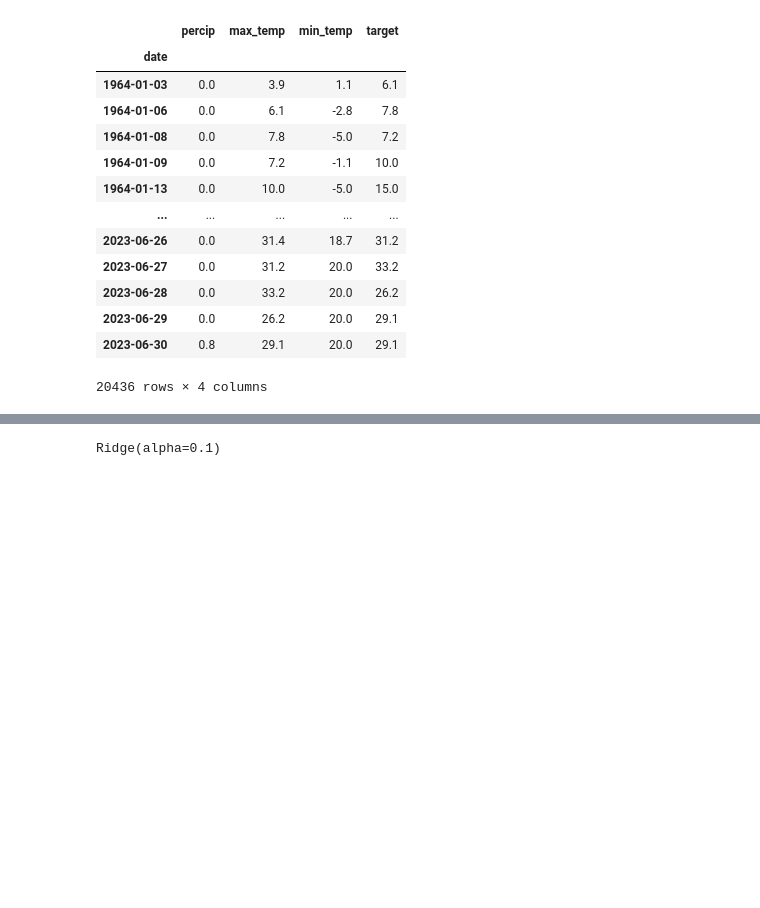
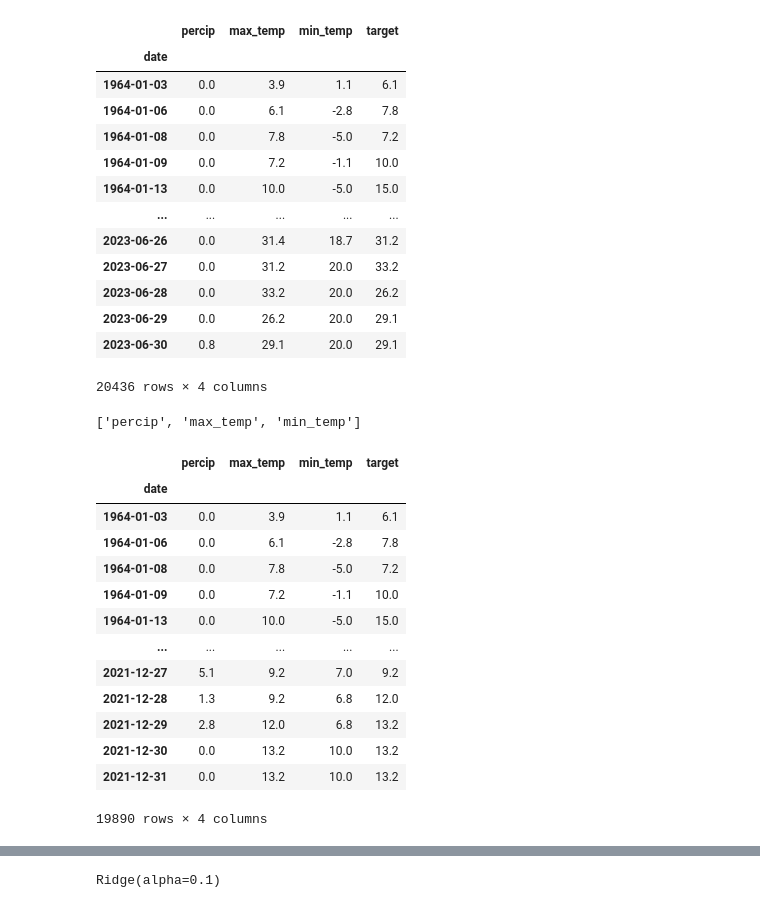
Before and after one commit to congiants/Temperature_Predictor, a Jupyter notebook: temprature_predictor.ipynb, the cells around one changed output, grey strips where cells are left out. Saved outputs shown, nothing was run; the diff lists cells and outputs as text; code cells hidden in the pictures; blank space fills up the shorter version.

```diff
--- a/temprature_predictor.ipynb
+++ b/temprature_predictor.ipynb
@@ -289,8 +291,27 @@ from sklearn.linear_model import Ridge
 reg = Ridge(alpha=.1)
 # %%
 predictors = ["percip", "max_temp", "min_temp"]
+predictors
+# %% [output]
+['percip', 'max_temp', 'min_temp']
 # %%
 train = core_weather.loc[:"2021-12-31"]
+train
+# %% [output]
+|  | percip | max_temp | min_temp | target |
+| date |  |  |  |  |
+| 1964-01-03 | 0.0 | 3.9 | 1.1 | 6.1 |
+| 1964-01-06 | 0.0 | 6.1 | -2.8 | 7.8 |
+| 1964-01-08 | 0.0 | 7.8 | -5.0 | 7.2 |
+| 1964-01-09 | 0.0 | 7.2 | -1.1 | 10.0 |
+| 1964-01-13 | 0.0 | 10.0 | -5.0 | 15.0 |
+| ... | ... | ... | ... | ... |
+| 2021-12-27 | 5.1 | 9.2 | 7.0 | 9.2 |
+| 2021-12-28 | 1.3 | 9.2 | 6.8 | 12.0 |
+| 2021-12-29 | 2.8 | 12.0 | 6.8 | 13.2 |
+| 2021-12-30 | 0.0 | 13.2 | 10.0 | 13.2 |
+| 2021-12-31 | 0.0 | 13.2 | 10.0 | 13.2 |
+19890 rows × 4 columns
 # %%
 #Since future predictions depends of past data, test must be later than train
 test = core_weather.loc["2022-01-01":]
```
Also changed, not shown: parts of 3 cells of this notebook.
